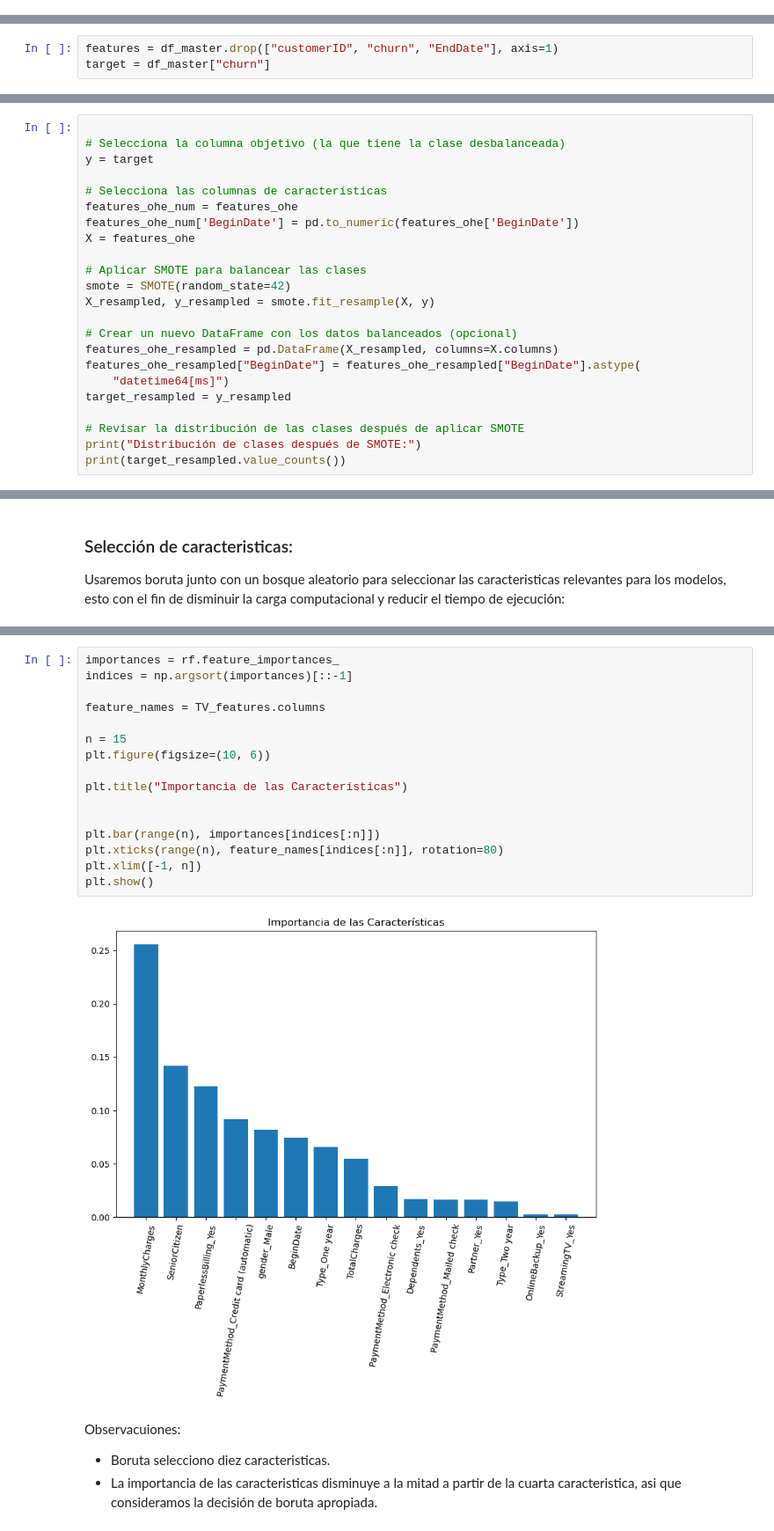
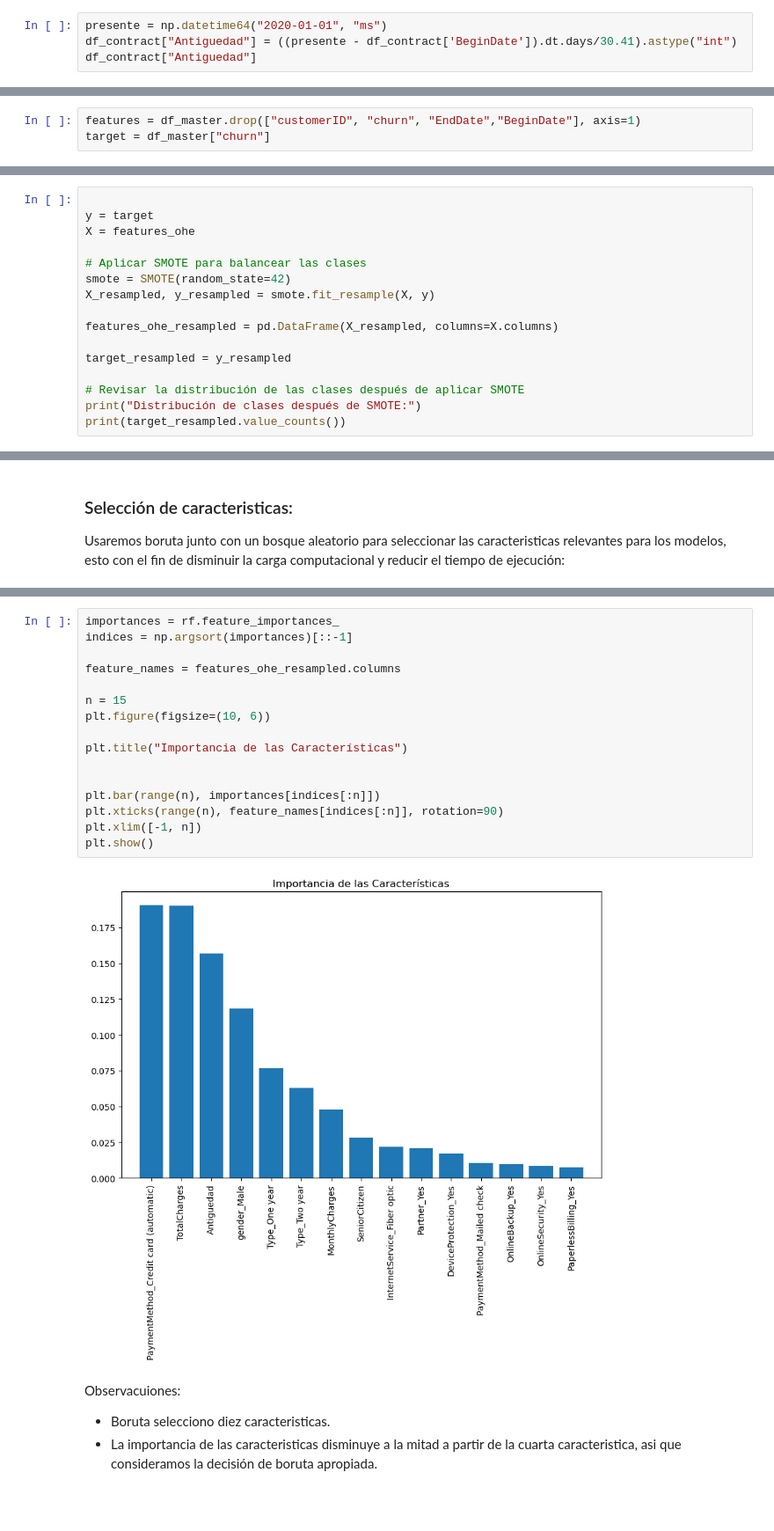
Before and after one commit to rodo-nunez/Proyecto_Final-1, a Jupyter notebook: Plan_de_trabajo.ipynb, the cells around one changed output, grey strips where cells are left out. Shown: that part at 88% size. Drawn from its saved outputs; the diff is of its cells as text; blank space fills up the shorter version.

```diff
--- a/Plan_de_trabajo.ipynb
+++ b/Plan_de_trabajo.ipynb
@@ -445,0 +412,4 @@ df_contract["EndDate"] = (df_contract["EndDate"].replace(
+# %%
+presente = np.datetime64("2020-01-01", "ms")
+df_contract["Antiguedad"] = ((presente - df_contract['BeginDate']).dt.days/30.41).astype("int")
+df_contract["Antiguedad"]
@@ -564,7 +549,7 @@ Realizaremos la separación entre caracteristicas y objetivo del dataframe maest
 ### Separación de caracteristicas:
 Retiraremos "CustomerID" pues sabemos no es necesario, se filtraran mas caractisticas mas adelante.
 # %%
-features = df_master.drop(["customerID", "churn", "EndDate"], axis=1)
+features = df_master.drop(["customerID", "churn", "EndDate","BeginDate"], axis=1)
 target = df_master["churn"]
 # %% [markdown]
 ### Codificación de caracteristicas:
@@ -620,22 +605,15 @@ Podemos ver que hay un desbalance de clases de alrededor de 65-35.
 Balancearemos la cantidad de clases usando SMOTE
 # %%
 
-# Selecciona la columna objetivo (la que tiene la clase desbalanceada)
 y = target
-
-# Selecciona las columnas de características
-features_ohe_num = features_ohe
-features_ohe_num['BeginDate'] = pd.to_numeric(features_ohe['BeginDate'])
 X = features_ohe
 
 # Aplicar SMOTE para balancear las clases
 smote = SMOTE(random_state=42)
 X_resampled, y_resampled = smote.fit_resample(X, y)
 
-# Crear un nuevo DataFrame con los datos balanceados (opcional)
 features_ohe_resampled = pd.DataFrame(X_resampled, columns=X.columns)
-features_ohe_resampled["BeginDate"] = features_ohe_resampled["BeginDate"].astype(
-    "datetime64[ms]")
+
 target_resampled = y_resampled
 
 # Revisar la distribución de las clases después de aplicar SMOTE
@@ -754,21 +755,21 @@ Procederemos a graficar la importancia de las caracteristicas en un bosque de de
 # %%
 importances = rf.feature_importances_
 indices = np.argsort(importances)[::-1]
 
-feature_names = TV_features.columns
+feature_names = features_ohe_resampled.columns
 
 n = 15
 plt.figure(figsize=(10, 6))
 
 plt.title("Importancia de las Características")
 
 
 plt.bar(range(n), importances[indices[:n]])
-plt.xticks(range(n), feature_names[indices[:n]], rotation=80)
+plt.xticks(range(n), feature_names[indices[:n]], rotation=90)
 plt.xlim([-1, n])
 plt.show()
 # %% [output]
-[figure, old version]
+[figure, new version]
 # %% [markdown]
 Observacuiones:
 - Boruta selecciono diez caracteristicas.
```
Also changed, not shown: parts of 72 cells of this notebook.
